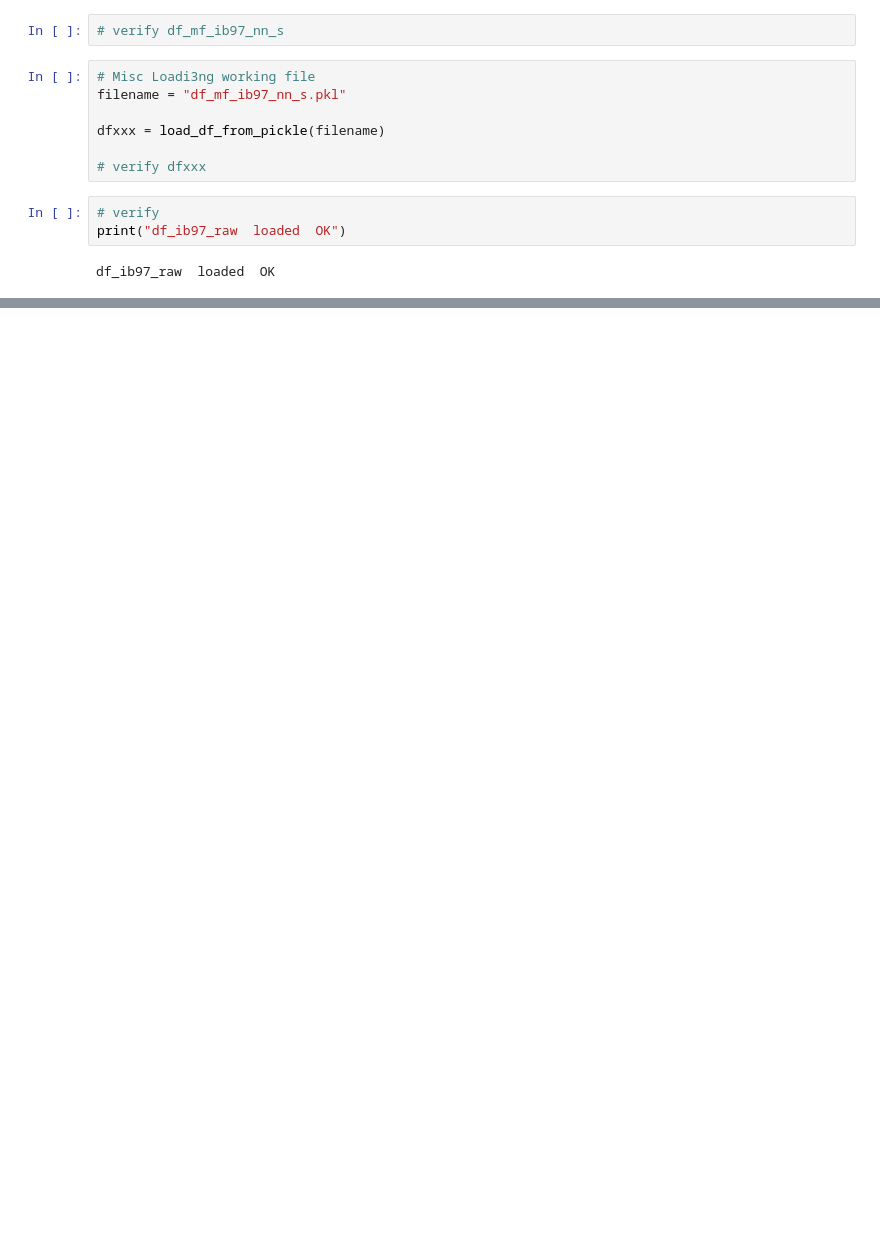
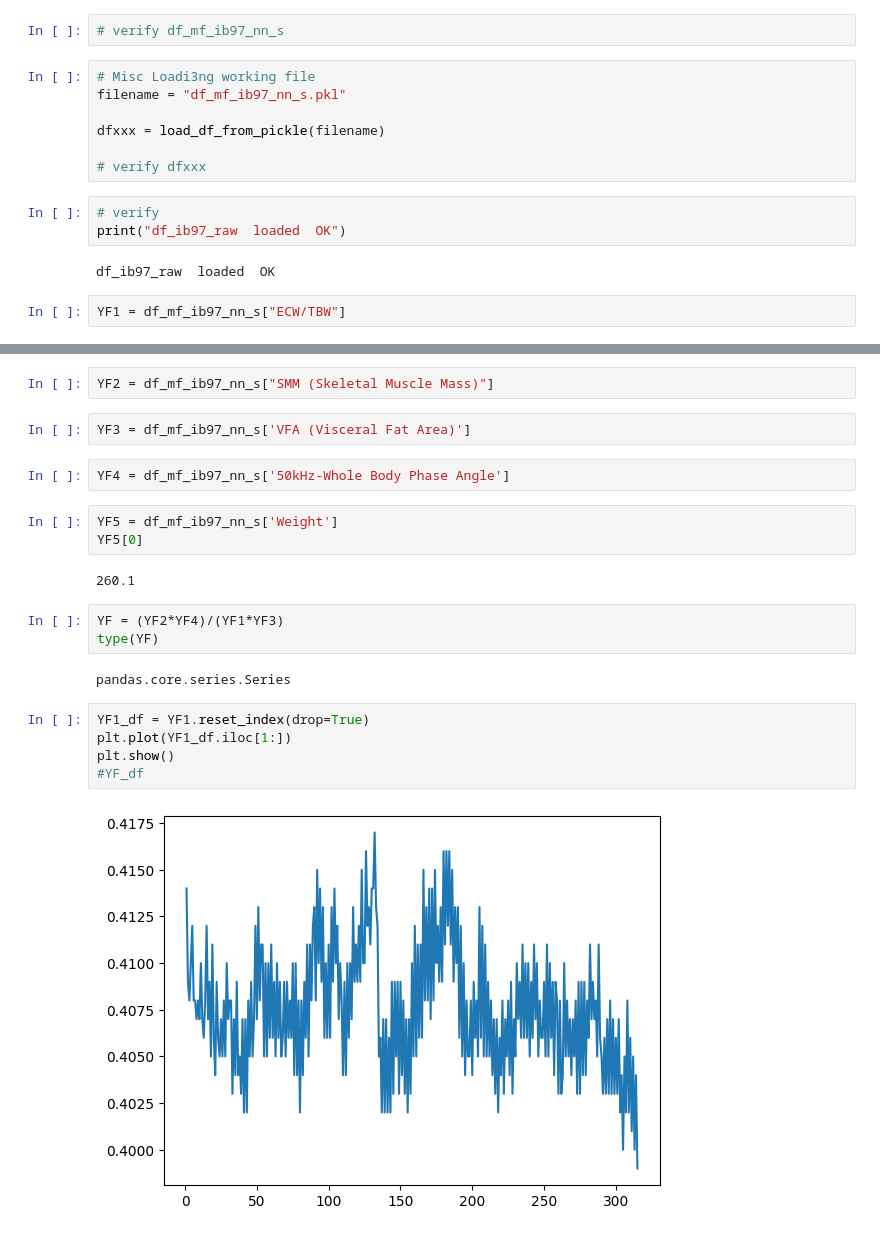
Before and after one commit to 1ratlab/JL_2, a Jupyter notebook: col_wise_import_97.ipynb, the cells around one changed output, grey strips where cells are left out. Drawn from its saved outputs; the diff is of its cells as text; blank space fills up the shorter version.

```diff
--- a/col_wise_import_97.ipynb
+++ b/col_wise_import_97.ipynb
@@ -999,3 +1009,5 @@ dfxxx = load_df_from_pickle(filename)
 print("df_ib97_raw  loaded  OK")
 # %% [output]
 df_ib97_raw  loaded  OK
+# %%
+YF1 = df_mf_ib97_nn_s["ECW/TBW"]
@@ -1001,0 +1035,23 @@ df_ib97_raw  loaded  OK
+# %%
+YF2 = df_mf_ib97_nn_s["SMM (Skeletal Muscle Mass)"]
+# %%
+YF3 = df_mf_ib97_nn_s['VFA (Visceral Fat Area)']
+# %%
+YF4 = df_mf_ib97_nn_s['50kHz-Whole Body Phase Angle']
+# %%
+YF5 = df_mf_ib97_nn_s['Weight']
+YF5[0]
+# %% [output]
+260.1
+# %%
+YF = (YF2*YF4)/(YF1*YF3)
+type(YF)
+# %% [output]
+pandas.core.series.Series
+# %%
+YF1_df = YF1.reset_index(drop=True)
+plt.plot(YF1_df.iloc[1:])
+plt.show()
+#YF_df
+# %% [output]
+[figure, added]
```
Also changed, not shown: parts of 60 cells of this notebook, 12 other files.
